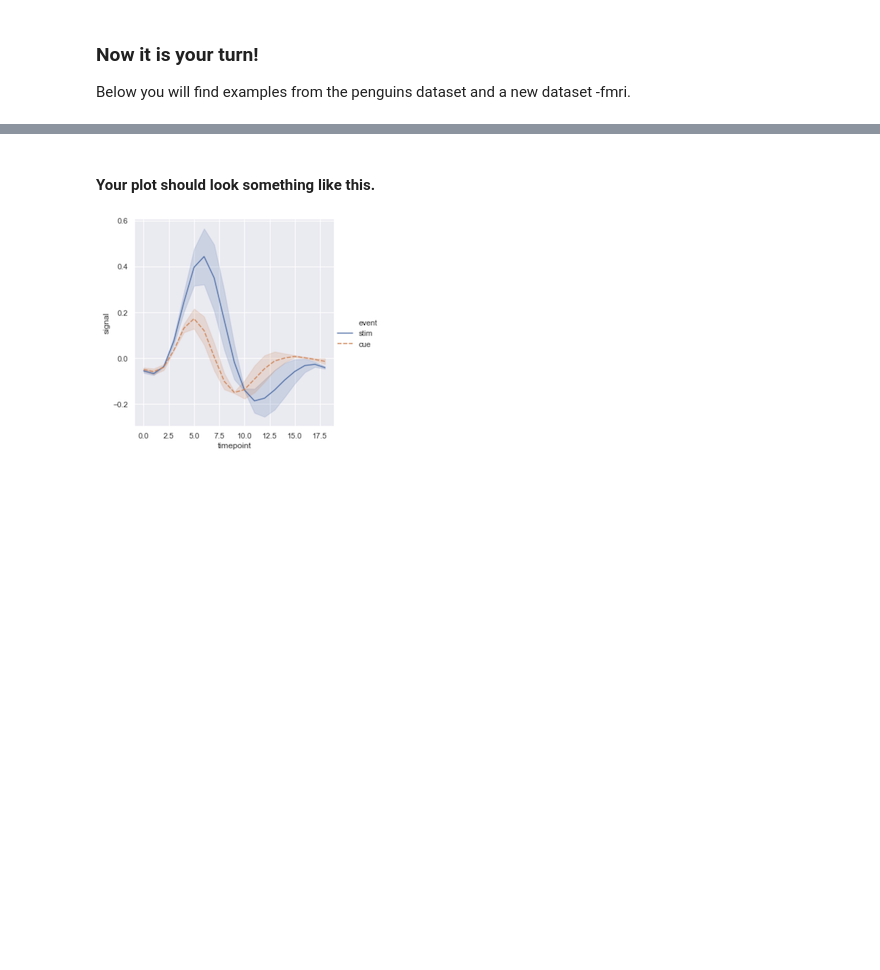
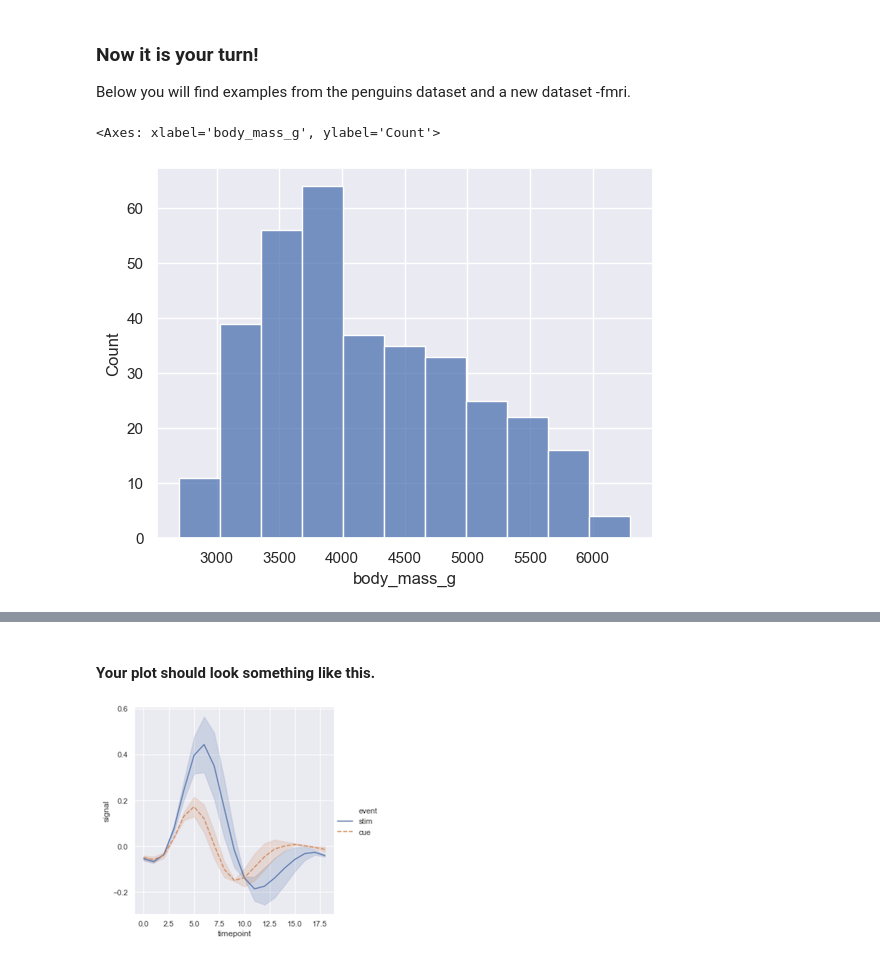
Before and after one commit to JayLi1209/cs4262-5262-2024S, a Jupyter notebook: Assignment0/Assignment0-Hello-Jupyter.ipynb, the cells around one changed output, grey strips where cells are left out. Saved outputs shown, nothing was run; the diff lists cells and outputs as text; code cells hidden in the pictures; blank space fills up the shorter version.

```diff
--- a/Assignment0/Assignment0-Hello-Jupyter.ipynb
+++ b/Assignment0/Assignment0-Hello-Jupyter.ipynb
@@ -59,6 +82,10 @@ Below you will find examples from the penguins dataset and a new dataset -fmri.
 # %%
 # TO DO
 # Visualize the penguin body mass distribution (histogram)
+sns.histplot(data=penguins, x="body_mass_g")
+# %% [output]
+<Axes: xlabel='body_mass_g', ylabel='Count'>
+[figure, added]
 # %%
 # Load the fmri dataset
 fmri = sns.load_dataset("fmri")
```
Also changed, not shown: parts of 14 cells of this notebook.
